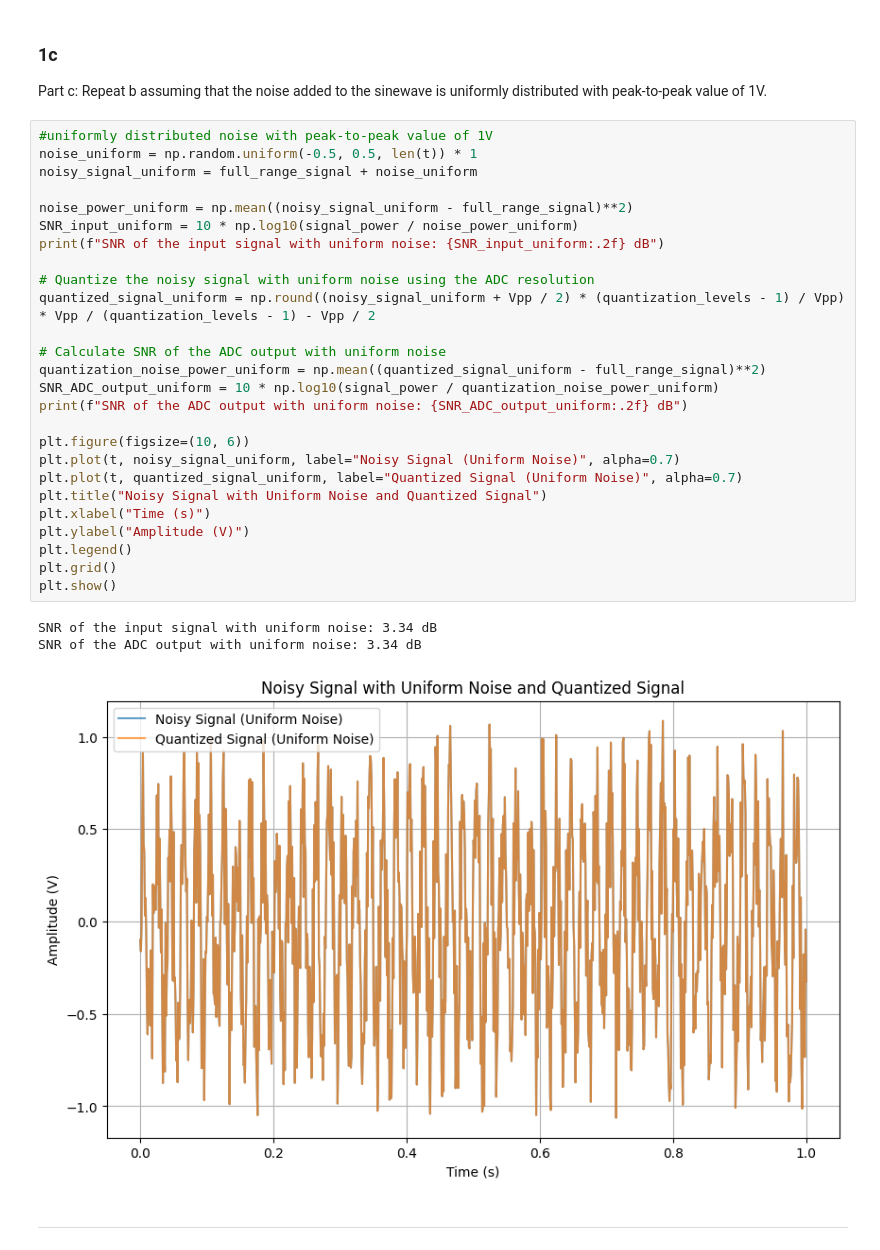
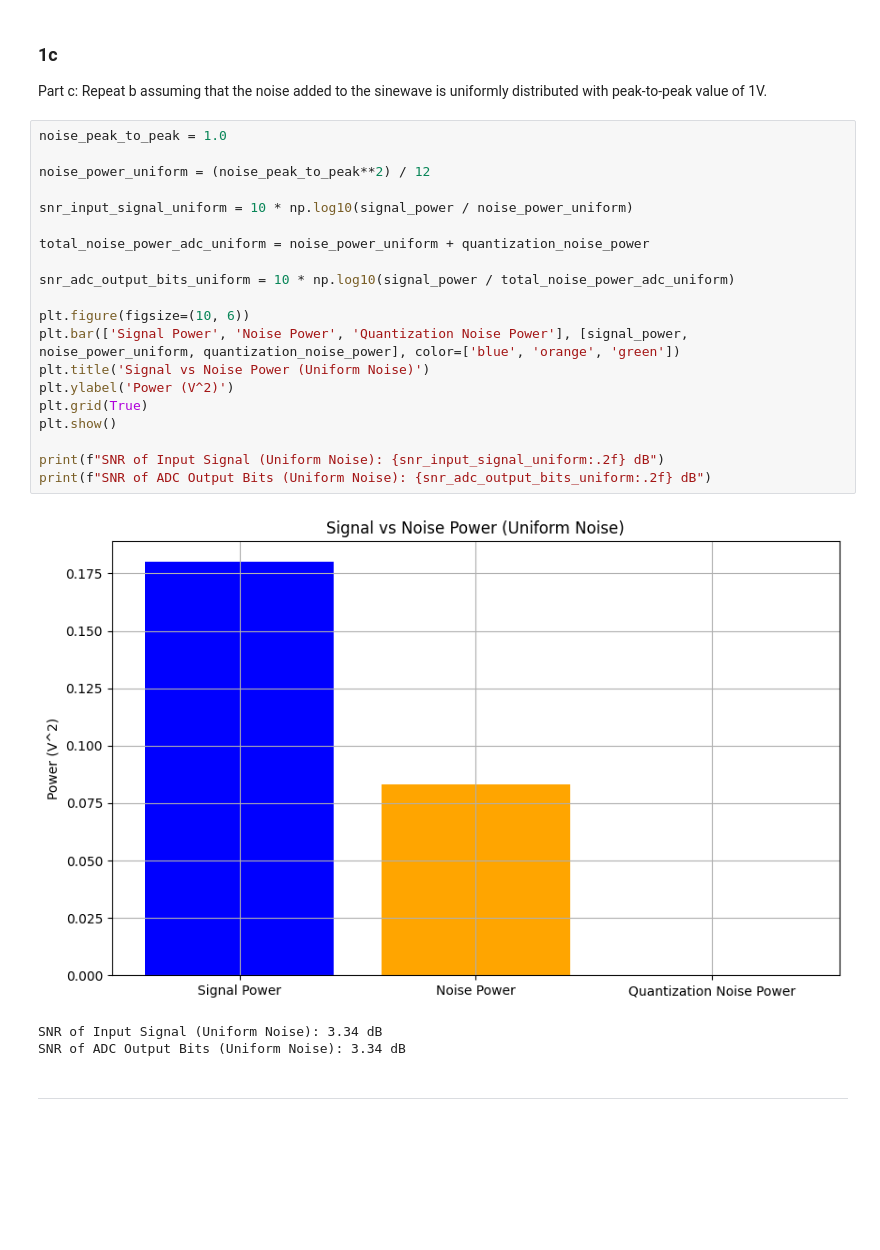
Before and after one commit to Sam-Bieberich/489, a Jupyter notebook: Lab/lab4.ipynb, the cells around one changed output. Saved outputs shown, nothing was run; the diff lists cells and outputs as text; blank space fills up the shorter version.

```diff
--- a/Lab/lab4.ipynb
+++ b/Lab/lab4.ipynb
@@ -81,36 +68,30 @@ SNR of the ADC output: -1.62 dB
 ### 1c
 
 Part c: Repeat b assuming that the noise added to the sinewave is uniformly distributed with peak-to-peak value of 1V.
-# %%
-#uniformly distributed noise with peak-to-peak value of 1V
-noise_uniform = np.random.uniform(-0.5, 0.5, len(t)) * 1
-noisy_signal_uniform = full_range_signal + noise_uniform
-
-noise_power_uniform = np.mean((noisy_signal_uniform - full_range_signal)**2)
-SNR_input_uniform = 10 * np.log10(signal_power / noise_power_uniform)
-print(f"SNR of the input signal with uniform noise: {SNR_input_uniform:.2f} dB")
-
-# Quantize the noisy signal with uniform noise using the ADC resolution
-quantized_signal_uniform = np.round((noisy_signal_uniform + Vpp / 2) * (quantization_levels - 1) / Vpp) * Vpp / (quantization_levels - 1) - Vpp / 2
-
-# Calculate SNR of the ADC output with uniform noise
-quantization_noise_power_uniform = np.mean((quantized_signal_uniform - full_range_signal)**2)
-SNR_ADC_output_uniform = 10 * np.log10(signal_power / quantization_noise_power_uniform)
-print(f"SNR of the ADC output with uniform noise: {SNR_ADC_output_uniform:.2f} dB")
-
-plt.figure(figsize=(10, 6))
-plt.plot(t, noisy_signal_uniform, label="Noisy Signal (Uniform Noise)", alpha=0.7)
-plt.plot(t, quantized_signal_uniform, label="Quantized Signal (Uniform Noise)", alpha=0.7)
-plt.title("Noisy Signal with Uniform Noise and Quantized Signal")
-plt.xlabel("Time (s)")
-plt.ylabel("Amplitude (V)")
-plt.legend()
-plt.grid()
-plt.show()
-# %% [output]
-SNR of the input signal with uniform noise: 3.34 dB
-SNR of the ADC output with uniform noise: 3.34 dB
-[figure, removed]
+# %%
+noise_peak_to_peak = 1.0
+
+noise_power_uniform = (noise_peak_to_peak**2) / 12
+
+snr_input_signal_uniform = 10 * np.log10(signal_power / noise_power_uniform)
+
+total_noise_power_adc_uniform = noise_power_uniform + quantization_noise_power
+
+snr_adc_output_bits_uniform = 10 * np.log10(signal_power / total_noise_power_adc_uniform)
+
+plt.figure(figsize=(10, 6))
+plt.bar(['Signal Power', 'Noise Power', 'Quantization Noise Power'], [signal_power, noise_power_uniform, quantization_noise_power], color=['blue', 'orange', 'green'])
+plt.title('Signal vs Noise Power (Uniform Noise)')
+plt.ylabel('Power (V^2)')
+plt.grid(True)
+plt.show()
+
+print(f"SNR of Input Signal (Uniform Noise): {snr_input_signal_uniform:.2f} dB")
+print(f"SNR of ADC Output Bits (Uniform Noise): {snr_adc_output_bits_uniform:.2f} dB")
+# %% [output]
+[figure, added]
+SNR of Input Signal (Uniform Noise): 3.34 dB
+SNR of ADC Output Bits (Uniform Noise): 3.34 dB
 # %% [markdown]
 ------------------------------------
 # %% [markdown]
```
Also changed, not shown: parts of 21 cells of this notebook.
